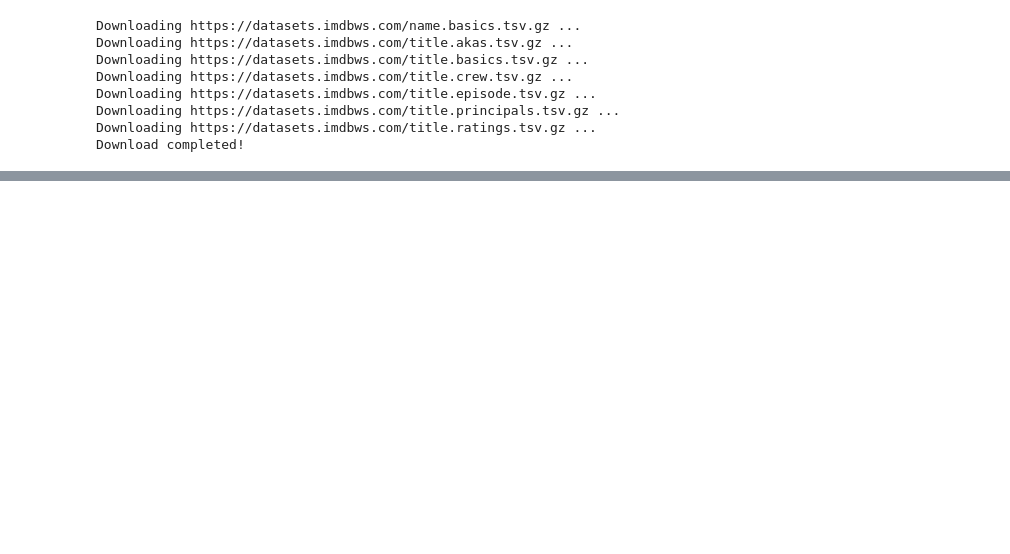
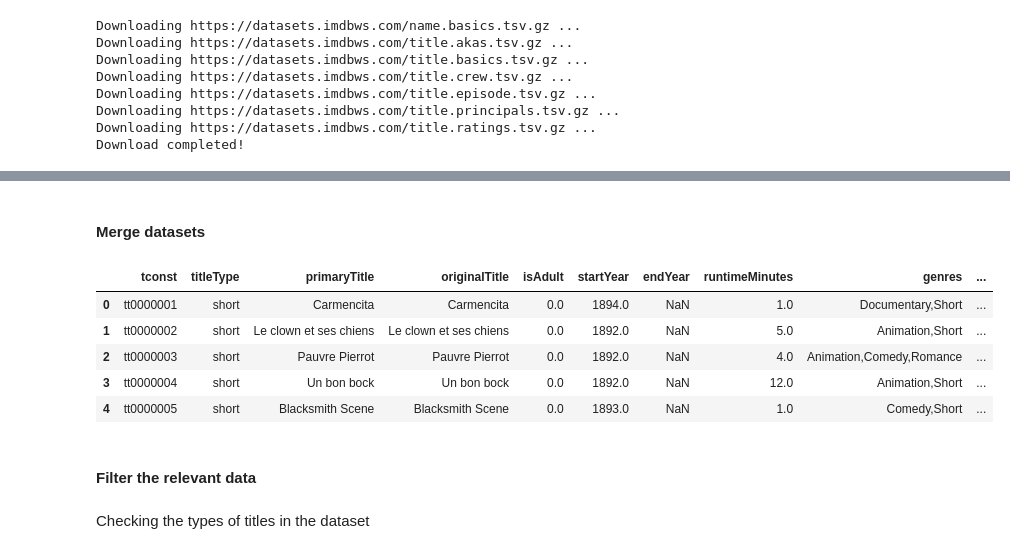
Before and after one commit to jyok117/imdb-movie-rating-prediction, a Jupyter notebook: imdb_movie_rating_prediction.ipynb, the cells around one changed output, grey strips where cells are left out. Saved outputs shown, nothing was run; the diff lists cells and outputs as text; code cells hidden in the pictures; blank space fills up the shorter version.

```diff
--- a/imdb_movie_rating_prediction.ipynb
+++ b/imdb_movie_rating_prediction.ipynb
@@ -47,0 +70,3 @@ Download completed!
+# %%
+title_basics = pd.read_csv('data/title.basics.tsv.gz', sep='\t', na_values='\\N')
+title_basics.head()
@@ -47,0 +80,3 @@ Download completed!
+# %%
+title_ratings = pd.read_csv('data/title.ratings.tsv.gz', sep='\t', na_values='\\N')
+title_ratings.head()
@@ -47,0 +90,16 @@ Download completed!
+# %% [markdown]
+#### Merge datasets
+# %%
+titles = title_basics.merge(title_ratings, on='tconst')
+titles.head()
+# %% [output]
+|  | tconst | titleType | primaryTitle | originalTitle | isAdult | startYear | endYear | runtimeMinutes | genres | ... |
+| 0 | tt0000001 | short | Carmencita | Carmencita | 0.0 | 1894.0 | NaN | 1.0 | Documentary,Short | ... |
+| 1 | tt0000002 | short | Le clown et ses chiens | Le clown et ses chiens | 0.0 | 1892.0 | NaN | 5.0 | Animation,Short | ... |
+| 2 | tt0000003 | short | Pauvre Pierrot | Pauvre Pierrot | 0.0 | 1892.0 | NaN | 4.0 | Animation,Comedy,Romance | ... |
+| 3 | tt0000004 | short | Un bon bock | Un bon bock | 0.0 | 1892.0 | NaN | 12.0 | Animation,Short | ... |
+| 4 | tt0000005 | short | Blacksmith Scene | Blacksmith Scene | 0.0 | 1893.0 | NaN | 1.0 | Comedy,Short | ... |
+# %% [markdown]
+#### Filter the relevant data
+# %% [markdown]
+Checking the types of titles in the dataset
```
Also changed, not shown: parts of 40 cells of this notebook.
